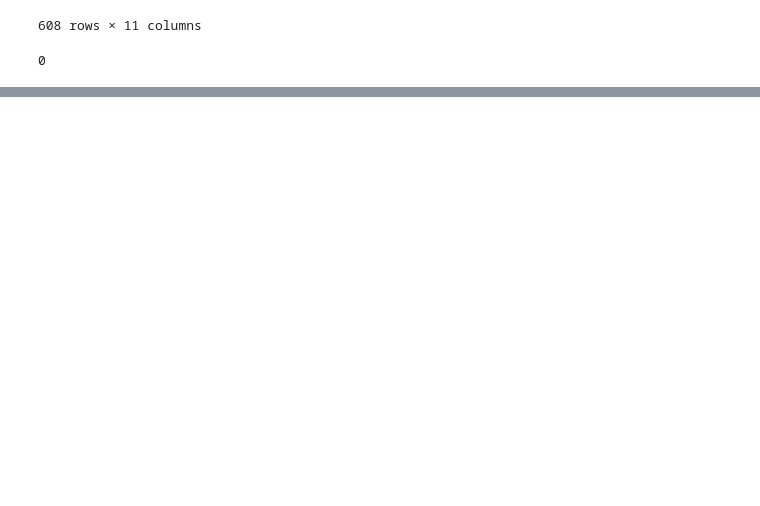
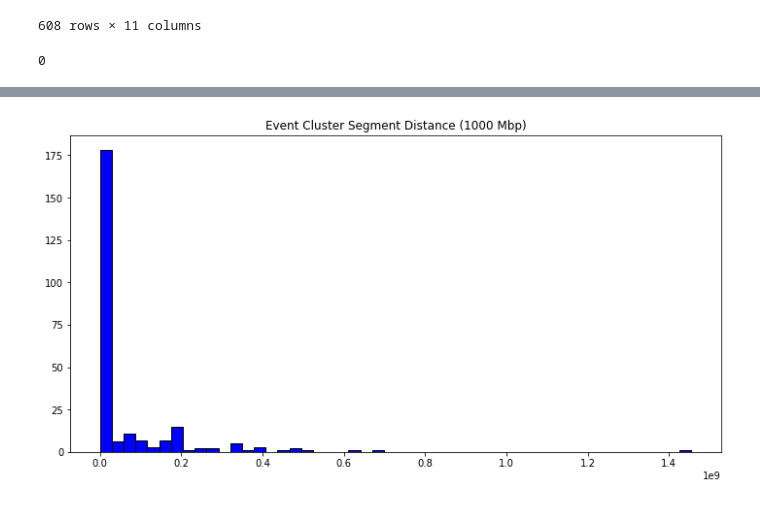
Before and after one commit to Zhaoyang-Jia/KarComparator, a Jupyter notebook: new_data_files/extract_statistics.ipynb, the cells around one changed output, grey strips where cells are left out. Saved outputs shown, nothing was run; the diff lists cells and outputs as text; code cells hidden in the pictures; blank space fills up the shorter version.

```diff
--- a/new_data_files/extract_statistics.ipynb
+++ b/new_data_files/extract_statistics.ipynb
@@ -104,0 +181,8 @@ print(sum(event_cluster_with_non_event_chr))
+# %%
+filter1 = df['is_event_cluster']
+plt.figure(figsize=(12, 6))
+plt.hist(df[filter1]['segment_distance'], bins=50, color='blue', edgecolor='black')
+plt.title('Event Cluster Segment Distance (1000 Mbp)')
+plt.savefig('figures/event_cluster_distance1.png')
+# %% [output]
+[figure, added]
```
Also changed, not shown: parts of 19 cells of this notebook, 10 other files.
